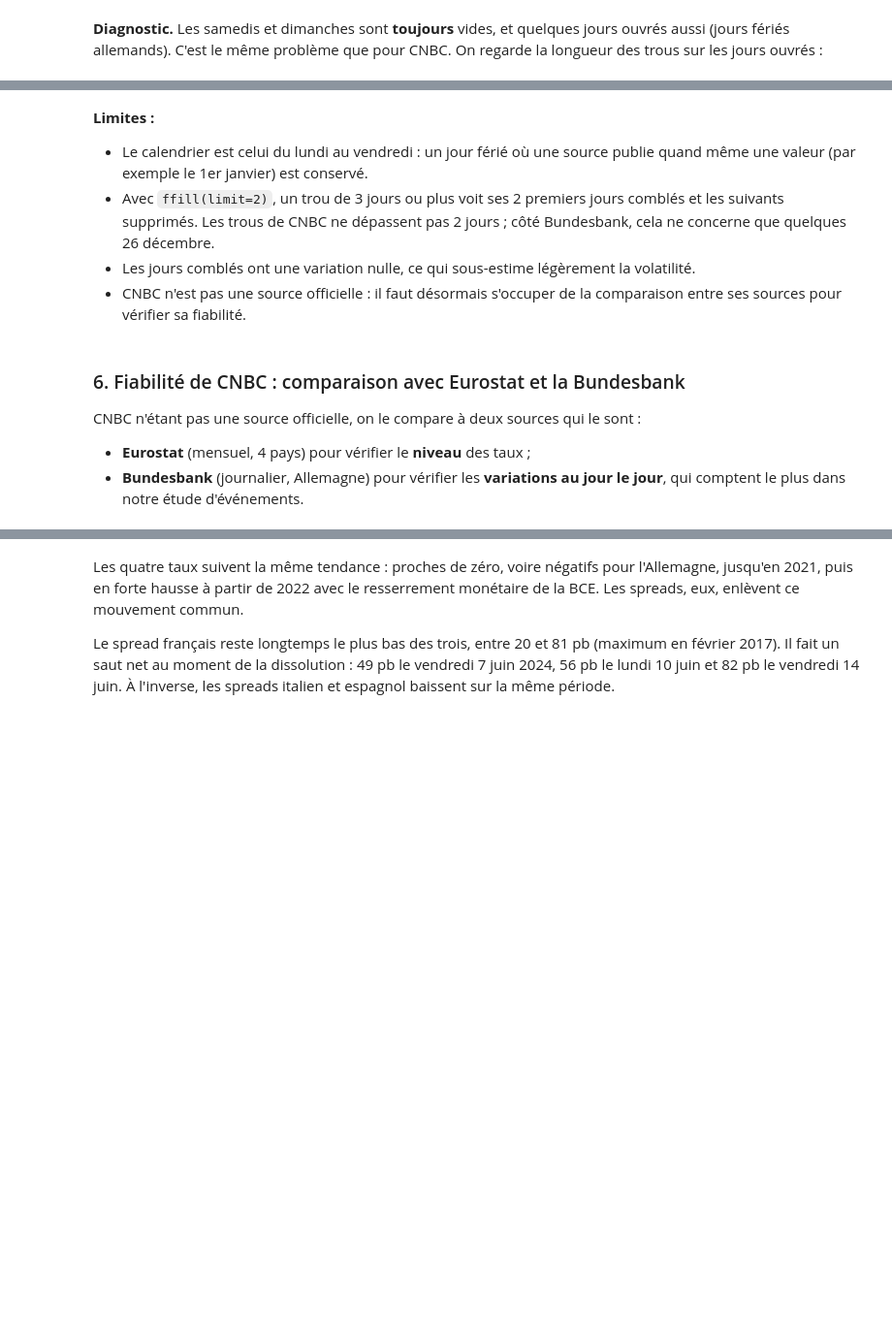
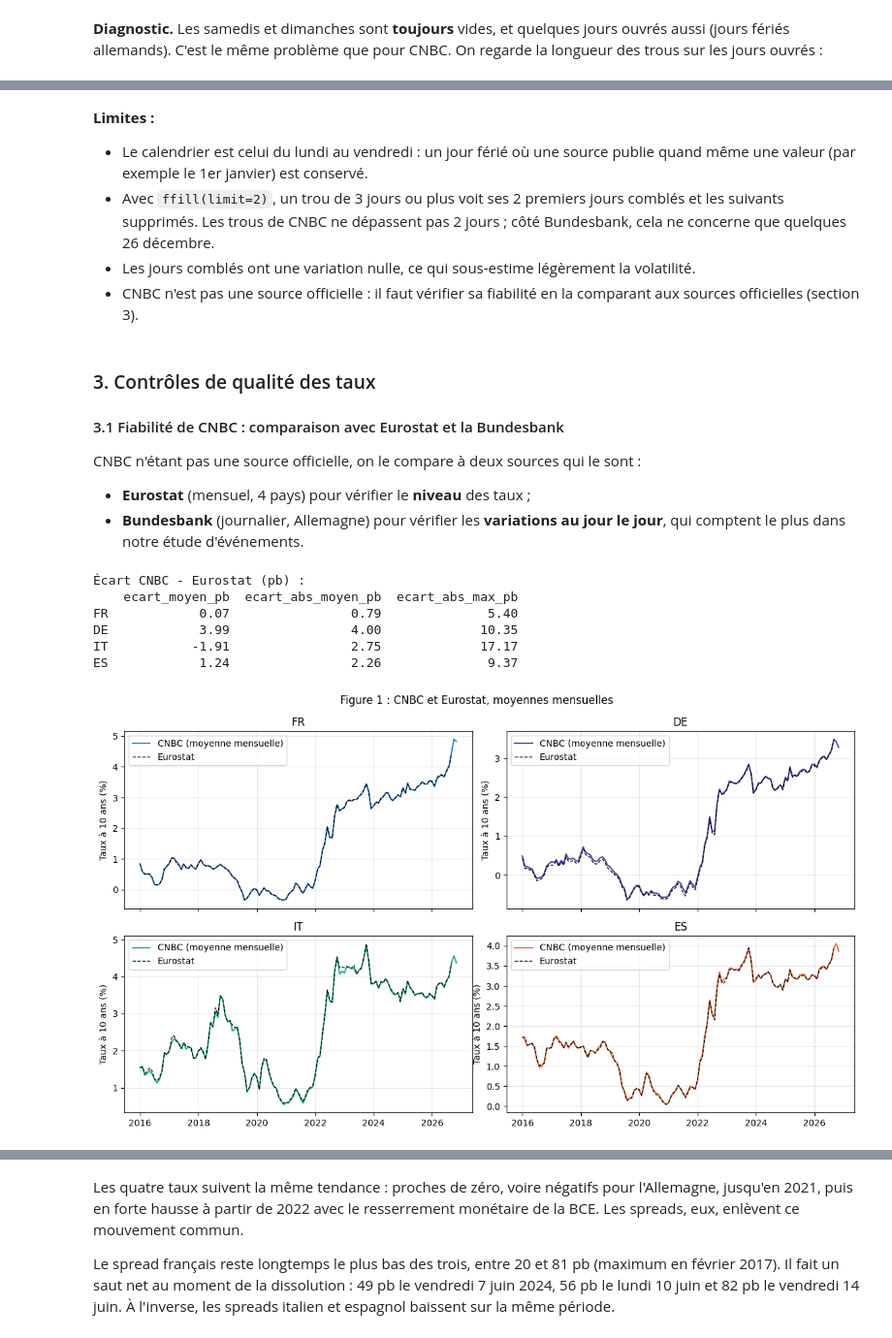
Before and after one commit to Sxion32/Projet_python, a Jupyter notebook: main.ipynb, the cells around one changed output, grey strips where cells are left out. Shown at 97% size. Drawn from its saved outputs; the diff is of its cells as text; code cells hidden in the pictures; blank space fills up the shorter version.

Commit message:
Mise en page et ajustements finaux pour le rendu

```diff
--- a/main.ipynb
+++ b/main.ipynb
@@ -412,35 +657,30 @@ for path in config.CLEANED_DIR.glob("*.csv"):
 - Le calendrier est celui du lundi au vendredi : un jour férié où une source publie quand même une valeur (par exemple le 1er janvier) est conservé.
 - Avec `ffill(limit=2)`, un trou de 3 jours ou plus voit ses 2 premiers jours comblés et les suivants supprimés. Les trous de CNBC ne dépassent pas 2 jours ; côté Bundesbank, cela ne concerne que quelques 26 décembre.
 - Les jours comblés ont une variation nulle, ce qui sous-estime légèrement la volatilité.
-- CNBC n'est pas une source officielle : il faut désormais s'occuper de la comparaison entre ses sources pour vérifier sa fiabilité.
+- CNBC n'est pas une source officielle : il faut vérifier sa fiabilité en la comparant aux sources officielles (section 3).
 # %% [markdown]
-### 6. Fiabilité de CNBC : comparaison avec Eurostat et la Bundesbank
+<a id="s3"></a>
+### 3. Contrôles de qualité des taux
+
+<a id="s3-1"></a>
+#### 3.1 Fiabilité de CNBC : comparaison avec Eurostat et la Bundesbank
 
 CNBC n'étant pas une source officielle, on le compare à deux sources qui le sont :
 - **Eurostat** (mensuel, 4 pays) pour vérifier le **niveau** des taux ;
 - **Bundesbank** (journalier, Allemagne) pour vérifier les **variations au jour le jour**, qui comptent le plus dans notre étude d'événements.
 # %%
-# CNBC en moyenne mensuelle, comparé à Eurostat
-eurostat_dates = eurostat.copy()
-eurostat_dates.index = pd.to_datetime(eurostat_dates.index)  # "2016-01" -> 2016-01-01
-cnbc_monthly = cnbc.resample("MS").mean()                     # un point par mois, daté du 1er
+from spreads_souverains import controles
 
-gap_monthly = (cnbc_monthly - eurostat_dates).dropna() * 100  # écart en points de base
-print("Écart CNBC - Eurostat (pb) :")
-display(pd.DataFrame({
-    "ecart_moyen_pb": gap_monthly.mean(),
-    "ecart_abs_moyen_pb": gap_monthly.abs().mean(),
-    "ecart_abs_max_pb": gap_monthly.abs().max(),
-}).round(2))
+# Taux nettoyés relus depuis data/cleaned/ (Eurostat avec des dates au 1er du mois)
+cnbc_controle, bundesbank_controle, eurostat_controle = controles.charger_donnees_nettoyees()
 
-fig, axes = plt.subplots(2, 2, figsize=(12, 7), sharex=True)
-for ax, country in zip(axes.flatten(), COUNTRIES):
-    ax.plot(cnbc_monthly[country], label="CNBC (moyenne mensuelle)")
-    ax.plot(eurostat_dates[country], color="black", linestyle="--", linewidth=1, label="Eurostat")
-    ax.set_title(country)
-    ax.set_ylabel("Taux à 10 ans (%)")
-    ax.grid(alpha=0.3)
-    ax.legend()
-fig.suptitle("CNBC et Eurostat, moyennes mensuelles")
-fig.tight_layout()
-plt.show()
+# Figure 1 : CNBC en moyenne mensuelle et Eurostat, un graphique par pays
+controles.comparer_eurostat(cnbc_controle, eurostat_controle);
+# %% [output]
+Écart CNBC - Eurostat (pb) :
+    ecart_moyen_pb  ecart_abs_moyen_pb  ecart_abs_max_pb
+FR            0.07                0.79              5.40
+DE            3.99                4.00             10.35
+IT           -1.91                2.75             17.17
+ES            1.24                2.26              9.37
+[figure, added]
```
Also changed, not shown: parts of 133 cells of this notebook, 25 other files.
